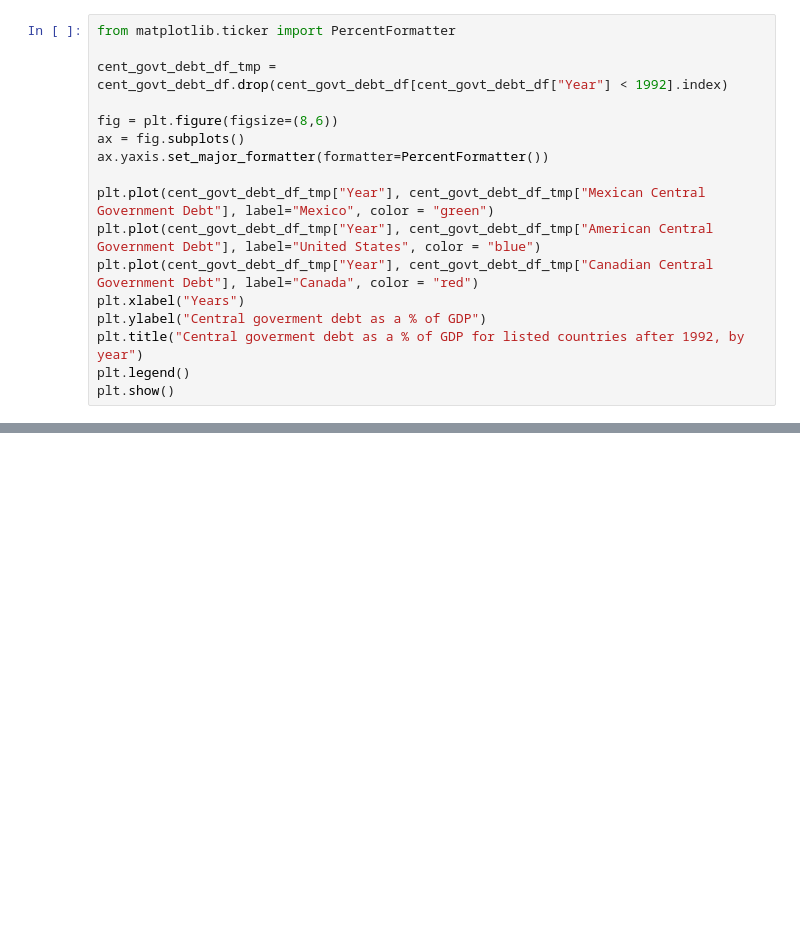
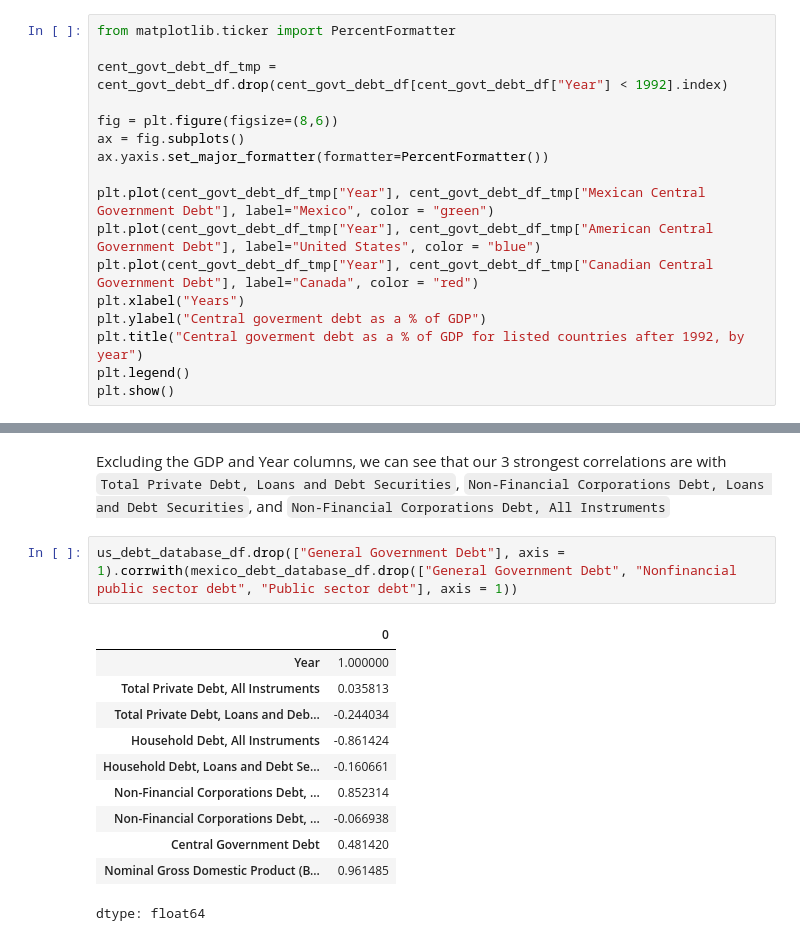
Before and after one commit to kurealnum/dsrp-2025, a Jupyter notebook: DSRP_Global_Debt.ipynb, the cells around one changed output, grey strips where cells are left out. Drawn from its saved outputs; the diff is of its cells as text; blank space fills up the shorter version.

```diff
--- a/DSRP_Global_Debt.ipynb
+++ b/DSRP_Global_Debt.ipynb
@@ -726,0 +478,16 @@ plt.show()
+# %% [markdown]
+Excluding the GDP and Year columns, we can see that our 3 strongest correlations are with `Total Private Debt, Loans and Debt Securities`, `Non-Financial Corporations Debt, Loans and Debt Securities`, and `Non-Financial Corporations Debt, All Instruments`
+# %%
+us_debt_database_df.drop(["General Government Debt"], axis = 1).corrwith(mexico_debt_database_df.drop(["General Government Debt", "Nonfinancial public sector debt", "Public sector debt"], axis = 1))
+# %% [output]
+|  | 0 |
+| Year | 1.000000 |
+| Total Private Debt, All Instruments | 0.035813 |
+| Total Private Debt, Loans and Deb... | -0.244034 |
+| Household Debt, All Instruments | -0.861424 |
+| Household Debt, Loans and Debt Se... | -0.160661 |
+| Non-Financial Corporations Debt, ... | 0.852314 |
+| Non-Financial Corporations Debt, ... | -0.066938 |
+| Central Government Debt | 0.481420 |
+| Nominal Gross Domestic Product (B... | 0.961485 |
+dtype: float64
```
Also changed, not shown: parts of 74 cells of this notebook.
